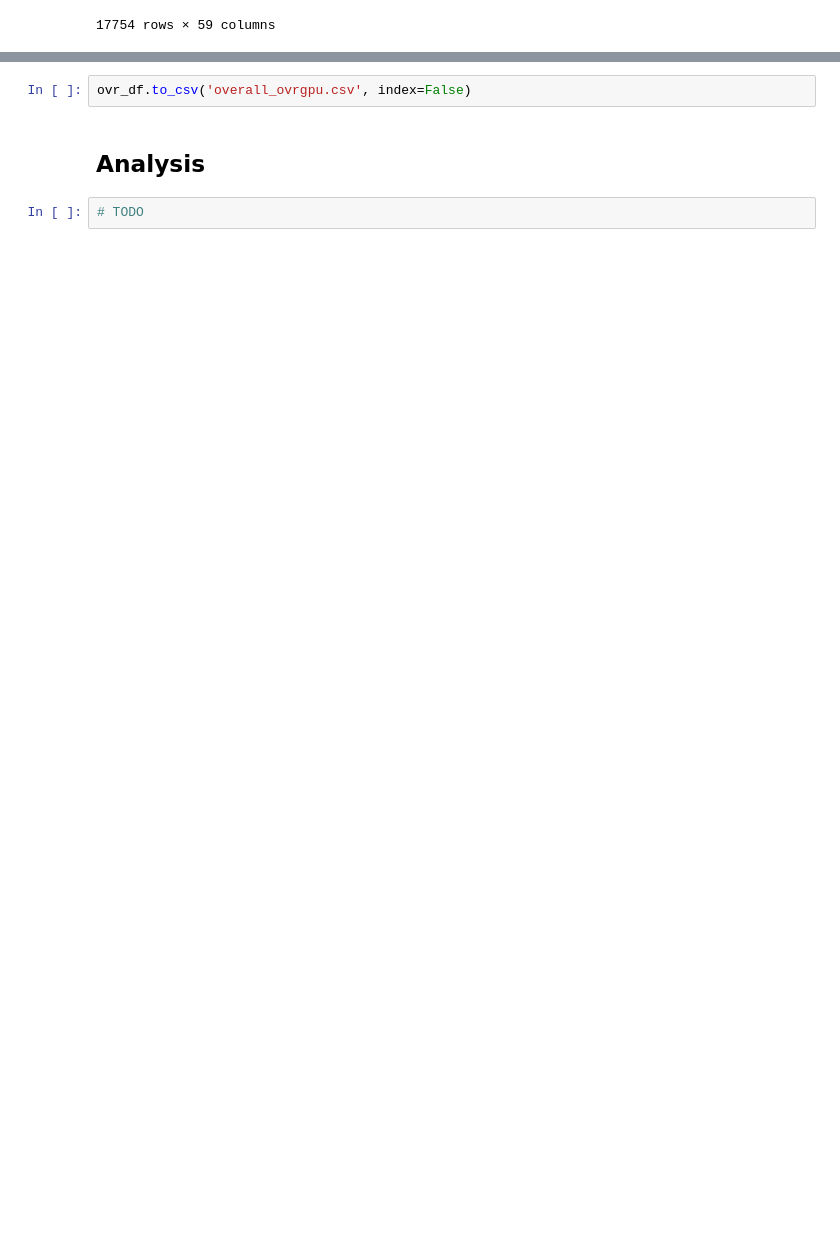
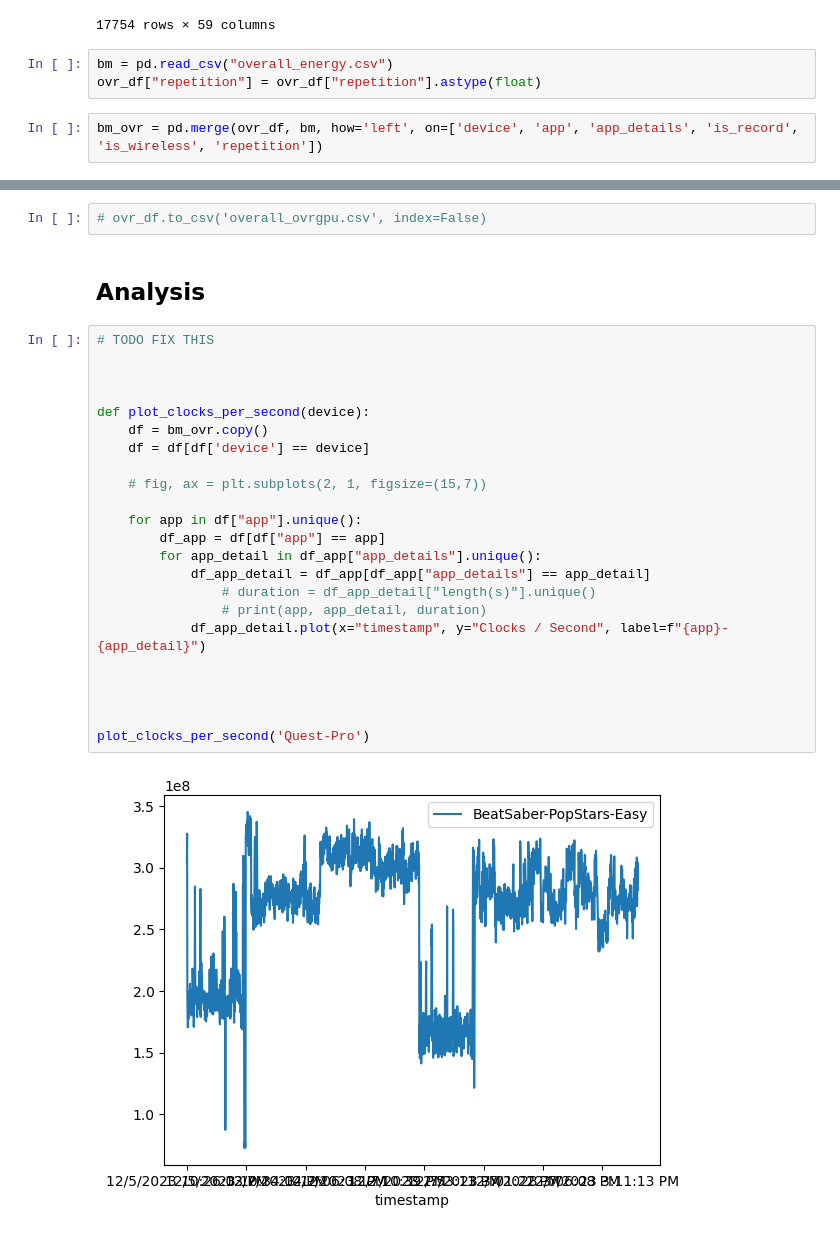
Before and after one commit to Raiduy/librnr-experiments, a Jupyter notebook: analysis_OVRGPU.ipynb, the cells around one changed output, grey strips where cells are left out. Saved outputs shown, nothing was run; the diff lists cells and outputs as text; blank space fills up the shorter version.

```diff
--- a/analysis_OVRGPU.ipynb
+++ b/analysis_OVRGPU.ipynb
@@ -90,3 +91,8 @@ ovr_df
 | 214 | 12/7/2023 4:30:53 PM | 305568256.0 | 525000000.0 | 30.697 | 203.733 | 335.984 | ... |
 | 215 | 12/7/2023 4:30:54 PM | 317626784.0 | 525000000.0 | 30.474 | 202.325 | 261.112 | ... |
 17754 rows × 59 columns
+# %%
+bm = pd.read_csv("overall_energy.csv")
+ovr_df["repetition"] = ovr_df["repetition"].astype(float)
+# %%
+bm_ovr = pd.merge(ovr_df, bm, how='left', on=['device', 'app', 'app_details', 'is_record', 'is_wireless', 'repetition'])
@@ -93,6 +134,29 @@ ovr_df
 # %%
-ovr_df.to_csv('overall_ovrgpu.csv', index=False)
+# ovr_df.to_csv('overall_ovrgpu.csv', index=False)
 # %% [markdown]
 ## Analysis
-# %%
-# TODO
+# %%
+# TODO FIX THIS
+
+
+
+def plot_clocks_per_second(device):
+    df = bm_ovr.copy()
+    df = df[df['device'] == device]
+
+    # fig, ax = plt.subplots(2, 1, figsize=(15,7))
+
+    for app in df["app"].unique():
+        df_app = df[df["app"] == app]
+        for app_detail in df_app["app_details"].unique():
+            df_app_detail = df_app[df_app["app_details"] == app_detail]
+                # duration = df_app_detail["length(s)"].unique()
+                # print(app, app_detail, duration)
+            df_app_detail.plot(x="timestamp", y="Clocks / Second", label=f"{app}-{app_detail}")
+
+
+
+
+plot_clocks_per_second('Quest-Pro')
+# %% [output]
+[figure, added]
```
Also changed, not shown: parts of 4 cells of this notebook, 1 other file.
